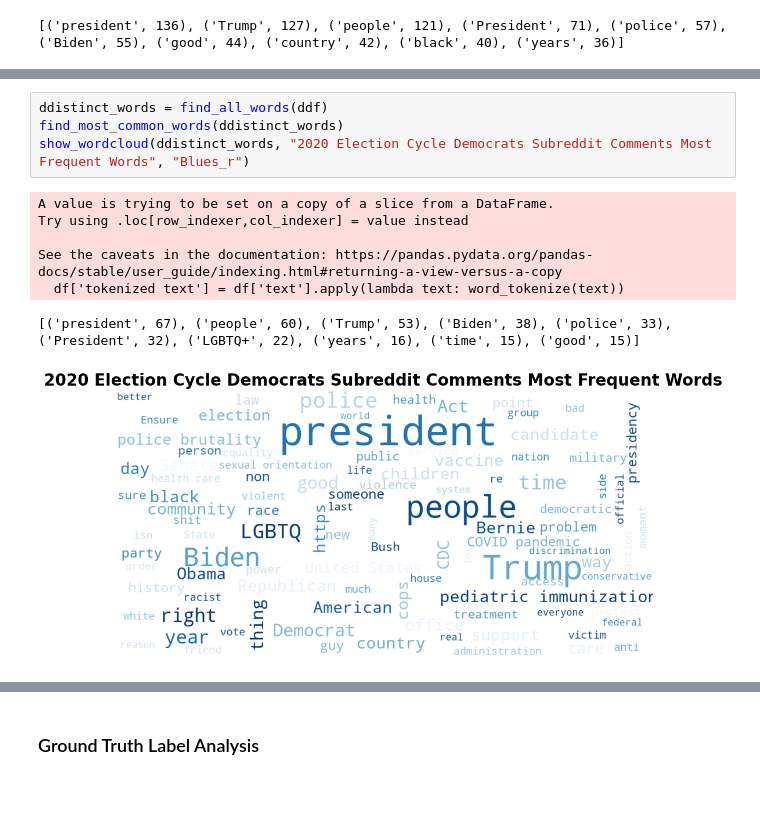
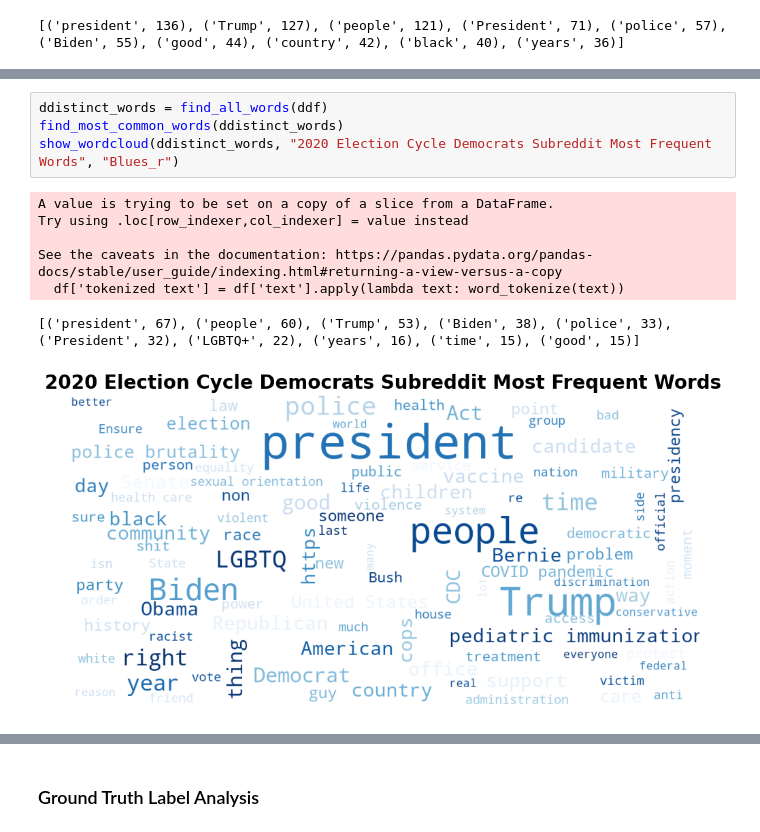
Before and after one commit to gckang/nlp-reddit-election-posts-proj, a Jupyter notebook: exploratory_data_analysis.ipynb, the cells around one changed output, grey strips where cells are left out. Drawn from its saved outputs; the diff is of its cells as text; blank space fills up the shorter version.

```diff
--- a/exploratory_data_analysis.ipynb
+++ b/exploratory_data_analysis.ipynb
@@ -104,15 +103,15 @@ show_wordcloud(distinct_words, "2020 Election Cycle Reddit Comments Most Frequen
 # %%
 ddistinct_words = find_all_words(ddf)
 find_most_common_words(ddistinct_words)
-show_wordcloud(ddistinct_words, "2020 Election Cycle Democrats Subreddit Comments Most Frequent Words", "Blues_r")
+show_wordcloud(ddistinct_words, "2020 Election Cycle Democrats Subreddit Most Frequent Words", "Blues_r")
 # %% [output]
 A value is trying to be set on a copy of a slice from a DataFrame.
 Try using .loc[row_indexer,col_indexer] = value instead
 
 See the caveats in the documentation: https://pandas.pydata.org/pandas-docs/stable/user_guide/indexing.html#returning-a-view-versus-a-copy
   df['tokenized text'] = df['text'].apply(lambda text: word_tokenize(text))
 [('president', 67), ('people', 60), ('Trump', 53), ('Biden', 38), ('police', 33), ('President', 32), ('LGBTQ+', 22), ('years', 16), ('time', 15), ('good', 15)]
-[figure, old version]
+[figure, new version]
 # %%
 rdistinct_words = find_all_words(rdf)
 find_most_common_words(rdistinct_words)
```
Also changed, not shown: parts of 20 cells of this notebook, 2 other files.
